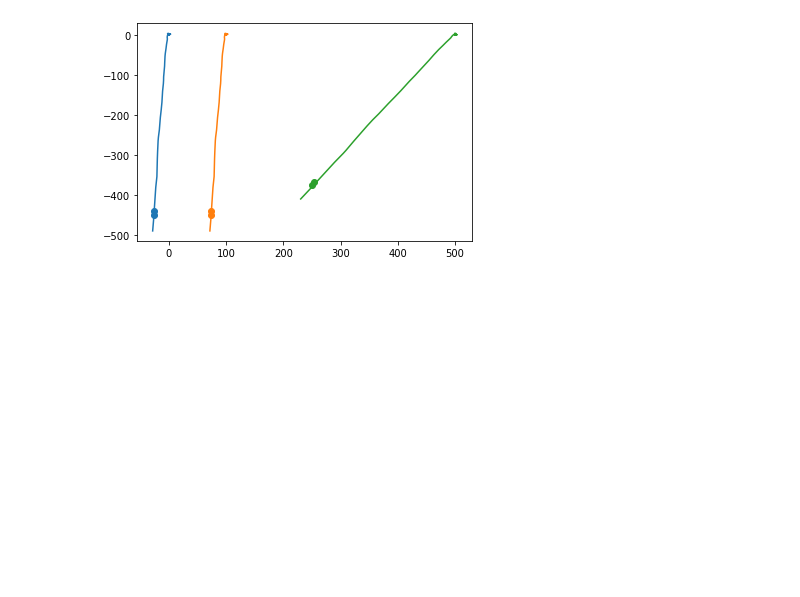
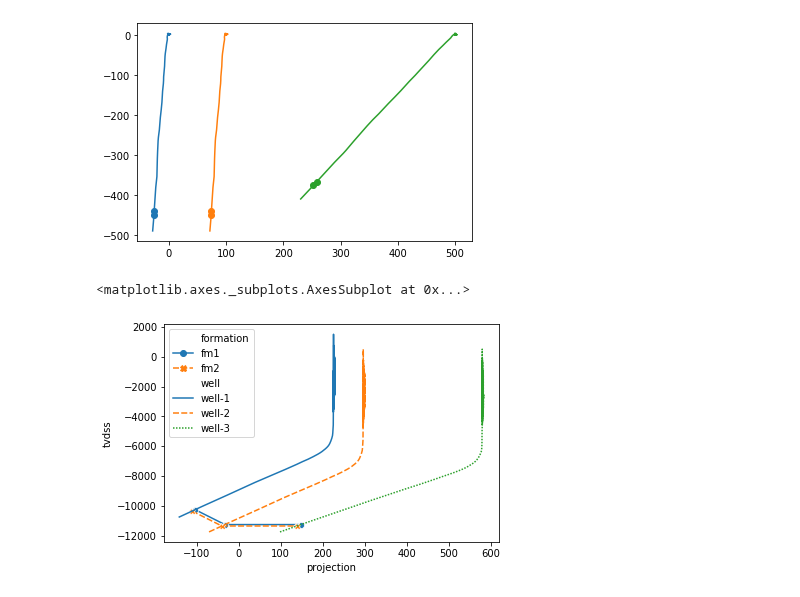
Before and after one commit to scuervo91/reservoirpy, a Jupyter notebook: examples/welllogs/1-basics/2-groups_wells.ipynb, the cells around one changed output. Drawn from its saved outputs; the diff is of its cells as text; code cells hidden in the pictures; blank space fills up the shorter version.

```diff
--- a/examples/welllogs/1-basics/2-groups_wells.ipynb
+++ b/examples/welllogs/1-basics/2-groups_wells.ipynb
@@ -135,3 +151,18 @@ for i in g1.wells:
     ax.plot(_s['easting']-1000000,_s['northing']-1000000)
 # %% [output]
 [figure]
+# %%
+azi= 45
+
+tops, center = g1.wells_tops(projection1d=True, azi=azi)
+surv,ce = g1.wells_surveys(projection1d=True, azi=azi, center=center)
+# %%
+fig, ax =  plt.subplots()
+sns.lineplot(x='projection',y='tvdss_top', data=tops,
+                hue='formation', style='formation',markers=True, ax=ax)
+
+sns.lineplot(x='projection',y='tvdss', data=surv,
+                hue='well', style='well', ax=ax)
+# %% [output]
+<matplotlib.axes._subplots.AxesSubplot at 0x...>
+[figure, added]
```
Also changed, not shown: parts of 7 cells of this notebook, 3 other files.
